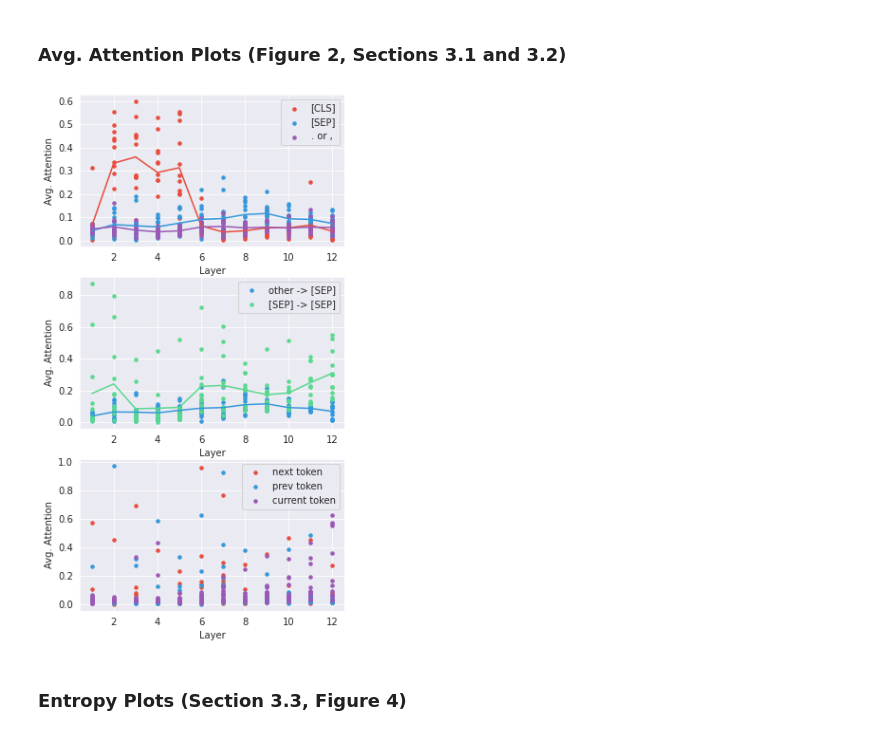
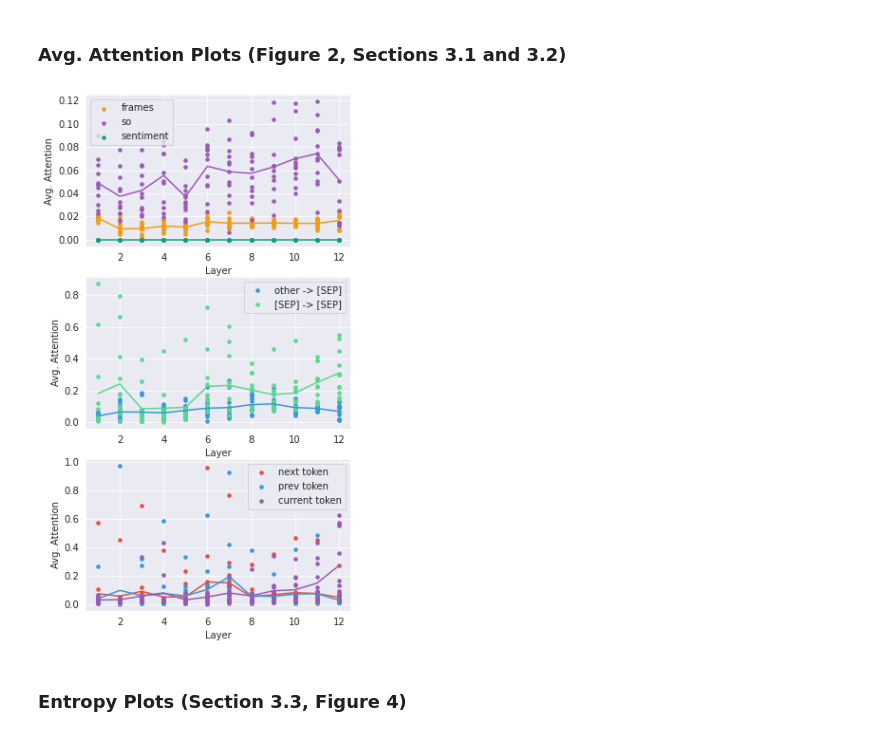
Before and after one commit to nicolay-r/attention-analysis, a Jupyter notebook: General_Analysis.ipynb, the cells around one changed output. Saved outputs shown, nothing was run; the diff lists cells and outputs as text; code cells hidden in the pictures.

```diff
--- a/General_Analysis.ipynb
+++ b/General_Analysis.ipynb
@@ -49,7 +49,7 @@ n_docs = len(data)
 
 def data_iterator():
   for i, doc in enumerate(data):
-    if i % 10 == 0 or i == len(data) - 1:
+    if i % 100 == 0 or i == len(data) - 1:
       print("{:.1f}% done".format(100.0 * (i + 1) / len(data)))
     yield doc["tokens"], np.array(doc["attns"])
 # %% [markdown]
@@ -61,7 +61,6 @@ from map_tokens import process_tokens, read_lexicon, iter_from_file
 # Reading vocabularies from filepaths
 vocabs = {
   'sent': set(read_lexicon("data/rusentilex.csv")),
-  'a0-a1': set(iter_from_file("data/rusentiframes_a0_to_a1.txt"))
+  'a0-a1': set(iter_from_file("data/rusentiframes_a0_to_a1.txt")),
+  'subj_obj': set(['s', 'o'])
 }
-
-print(ordered_vocabs['sent'])
@@ -71,15 +98,16 @@ print(ordered_vocabs['sent'])
 avg_attns = {
     k: np.zeros((12, 12)) for k in [
       "self", "right", "left", "sep", "sep_sep", "rest_sep",
-      "cls", "a0-a1", "frames", "punct", "sents"]
+      "cls", "a0-a1", "frames", "punct", "sents", "subj_obj"]
 }
 
 print("Computing token stats")
+
 for tokens, attns in data_iterator():
   n_tokens = attns.shape[-1]
 
   # create masks indicating where particular tokens are
-  seps, clss, puncts, frames, sents = (np.zeros(n_tokens) for _ in range(5))
+  seps, clss, puncts, frames, sents, subj_obj = (np.zeros(n_tokens) for _ in range(6))
 
   for position, token in enumerate(tokens):
     if token == "[SEP]":
@@ -95,6 +123,8 @@ for tokens, attns in data_iterator():
         target = frames
     elif vocab_name == "sents":
         target = sents
+    elif vocab_name == "subj_obj":
+        target = subj_obj
     else:
         return
 
@@ -123,19 +153,31 @@ for tokens, attns in data_iterator():
       "rest_sep": rest_seps,
       "cls": np.tile(clss[np.newaxis], [n_tokens, 1]),
       "a0-a1": np.tile(frames[np.newaxis], [n_tokens, 1]),
+      "subj_obj": np.tile(subj_obj[np.newaxis], [n_tokens, 1]),
       "sents": np.tile(sents[np.newaxis], [n_tokens, 1]),
       "punct": np.tile(puncts[np.newaxis], [n_tokens, 1]),
   }
 
   # get the average attention for each token type
   for key, selector in selectors.items():
+
+    # estimating amount of the relevant tokens in context.
     if key == "sep_sep":
       denom = 2
     elif key == "rest_sep":
       denom = n_tokens - 2
     else:
       denom = n_tokens
+
+    # selecting amount of docs with the related entries.
+    if key == "a0_a1":
+      docs_total = n_docs_with_frames
+    elif key == "sents":
+      docs_total = n_docs_with_sents
+    else:
+      docs_total = n_docs
+
     avg_attns[key] += (
         (attns * selector[np.newaxis, np.newaxis]).sum(-1).sum(-1) /
-        (n_docs * denom))
+        (docs_total * denom))
 # %% [output]
@@ -242,38 +282,40 @@ def add_line(key, ax, color, label, plot_avgs=True):
   ax.scatter(xs, ys, s=12, label=label, color=color)
   if plot_avgs:
     ax.plot(1 + np.arange(len(avgs)), avgs, color=color)
   ax.legend(loc="best")
   ax.set_xlabel("Layer")
   ax.set_ylabel("Avg. Attention")
 
 
 plt.figure(figsize=(5, 10))
 ax = plt.subplot(3, 1, 1)
 for key, color, label in [
-    ("cls", RED, "[CLS]"),
-    ("sep", BLUE, "[SEP]"),
-    ("punct", PURPLE, ". or ,"),
+    # ("cls", RED, "[CLS]"),
+    # ("sep", BLUE, "[SEP]"),
+    ("a0-a1", ORANGE, "frames"),
+    ("subj_obj", PURPLE, "so"),
+    ("sents", SEA, "sentiment")
 ]:
   add_line(key, ax, color, label)
 
 ax = plt.subplot(3, 1, 2)
 for key, color, label in [
     ("rest_sep", BLUE, "other -> [SEP]"),
     ("sep_sep", GREEN, "[SEP] -> [SEP]"),
 ]:
   add_line(key, ax, color, label)
 
 ax = plt.subplot(3, 1, 3)
 for key, color, label in [
     ("left", RED, "next token"),
     ("right", BLUE, "prev token"),
     ("self", PURPLE, "current token"),
 ]:
-  add_line(key, ax, color, label, plot_avgs=False)
+  add_line(key, ax, color, label, plot_avgs=True)
 
 plt.show()
 # %% [output]
-[figure, old version]
+[figure, new version]
 # %% [markdown]
 ### Entropy Plots (Section 3.3, Figure 4)
 # %%
```
Also changed, not shown: parts of 3 cells of this notebook, 2 other files.
